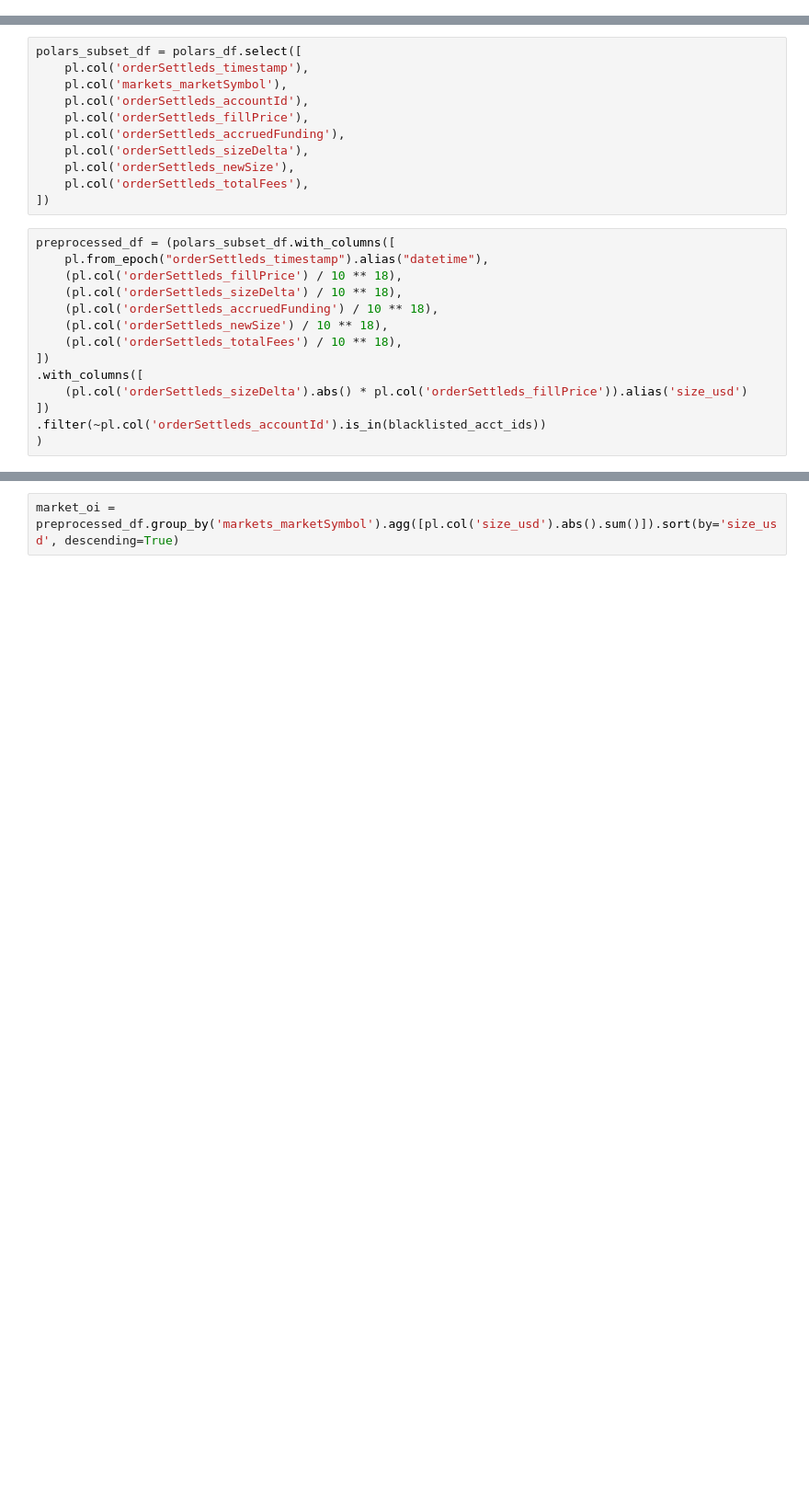
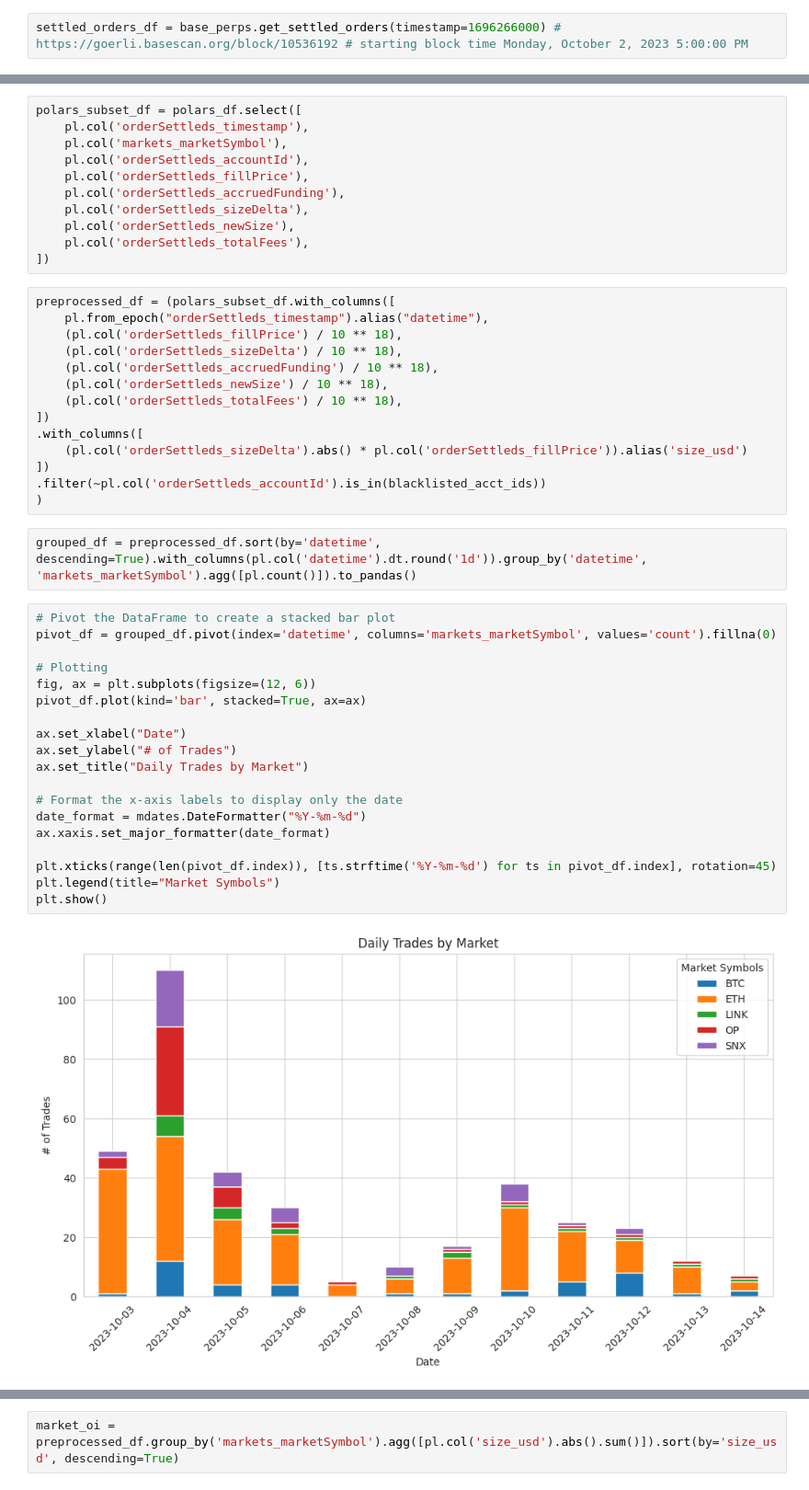
Before and after one commit to Evan-Kim2028/synthetix_v3_analytics, a Jupyter notebook: notebooks/get_settled_orders.ipynb, the cells around one changed output, grey strips where cells are left out. Shown at 92% size. Cells and saved outputs as stored; diff of their text form; blank space fills up the shorter version.

```diff
--- a/notebooks/get_settled_orders.ipynb
+++ b/notebooks/get_settled_orders.ipynb
@@ -9,3 +11,5 @@ settled_orders_df = base_perps.get_settled_orders(timestamp=1696291200) # Octobe
+# %%
+settled_orders_df = base_perps.get_settled_orders(timestamp=1696266000) # https://goerli.basescan.org/block/10536192 # starting block time Monday, October 2, 2023 5:00:00 PM
 # %%
 polars_df = pl.from_pandas(settled_orders_df)
 # %%
@@ -37,3 +41,26 @@ preprocessed_df = (polars_subset_df.with_columns([
 ])
 .filter(~pl.col('orderSettleds_accountId').is_in(blacklisted_acct_ids))
 )
+# %%
+grouped_df = preprocessed_df.sort(by='datetime', descending=True).with_columns(pl.col('datetime').dt.round('1d')).group_by('datetime', 'markets_marketSymbol').agg([pl.count()]).to_pandas()
+# %%
+# Pivot the DataFrame to create a stacked bar plot
+pivot_df = grouped_df.pivot(index='datetime', columns='markets_marketSymbol', values='count').fillna(0)
+
+# Plotting
+fig, ax = plt.subplots(figsize=(12, 6))
+pivot_df.plot(kind='bar', stacked=True, ax=ax)
+
+ax.set_xlabel("Date")
+ax.set_ylabel("# of Trades")
+ax.set_title("Daily Trades by Market")
+
+# Format the x-axis labels to display only the date
+date_format = mdates.DateFormatter("%Y-%m-%d")
+ax.xaxis.set_major_formatter(date_format)
+
+plt.xticks(range(len(pivot_df.index)), [ts.strftime('%Y-%m-%d') for ts in pivot_df.index], rotation=45)
+plt.legend(title="Market Symbols")
+plt.show()
+# %% [output]
+[figure, added]
```
Also changed, not shown: parts of 8 cells of this notebook, 1 other file.
